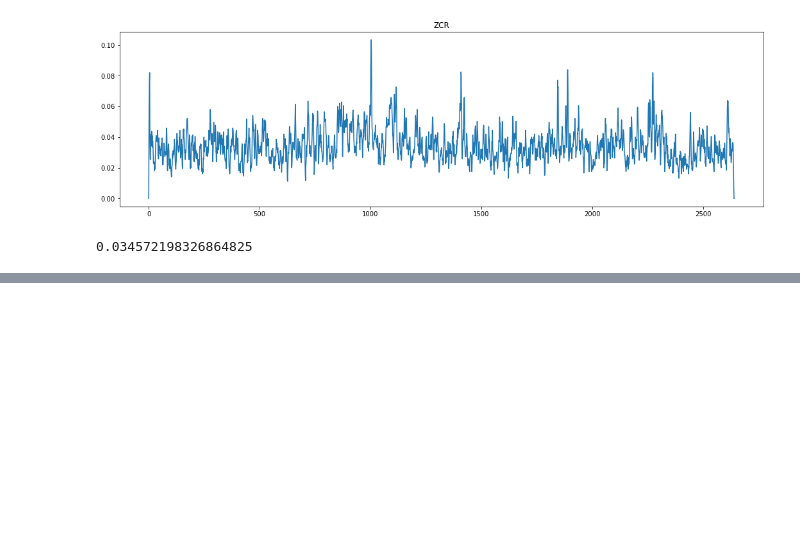
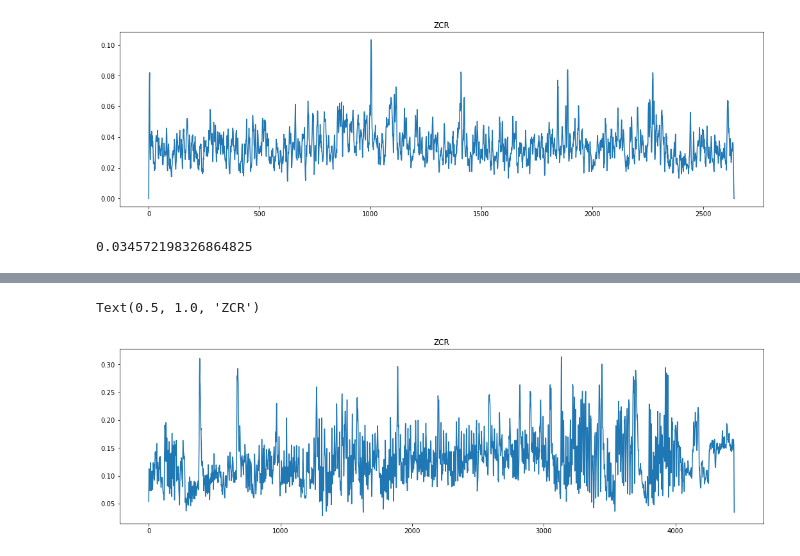
Before and after one commit to maya177/nea, a Jupyter notebook: testing.ipynb, the cells around one changed output, grey strips where cells are left out. Saved outputs shown, nothing was run; the diff lists cells and outputs as text; code cells hidden in the pictures; blank space fills up the shorter version.

```diff
--- a/testing.ipynb
+++ b/testing.ipynb
@@ -200,0 +258,11 @@ zcrs2.mean()
+# %%
+data4, samplerate4 = librosa.load("./audio/rock.wav")
+data4.shape
+zcrs4 = librosa.feature.zero_crossing_rate(data4)
+# %%
+plt.figure(figsize=(18, 5))
+plt.plot(zcrs4[0])
+plt.title('ZCR')
+# %% [output]
+Text(0.5, 1.0, 'ZCR')
+[figure, added]
```
Also changed, not shown: parts of 21 cells of this notebook, 27 other files.
